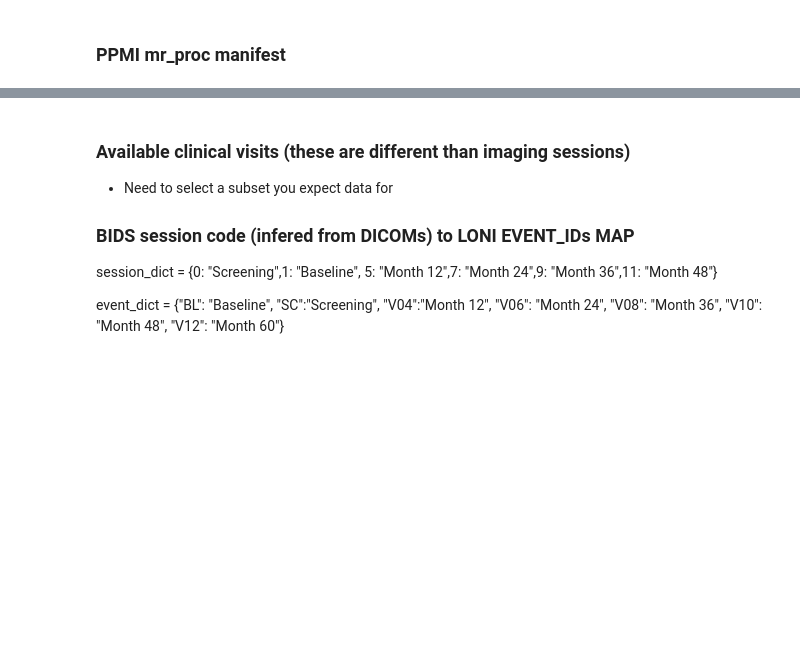
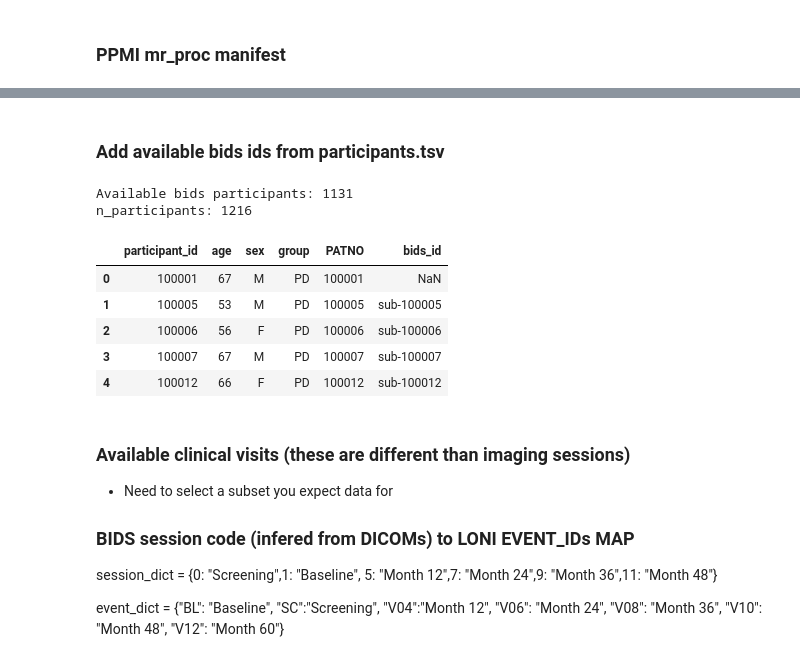
Before and after one commit to yarikoptic/mr_proc, a Jupyter notebook: notebooks/2_tabular_proc_tracking.ipynb, the cells around one changed output, grey strips where cells are left out. Drawn from its saved outputs; the diff is of its cells as text; code cells hidden in the pictures; blank space fills up the shorter version.

```diff
--- a/notebooks/2_tabular_proc_tracking.ipynb
+++ b/notebooks/2_tabular_proc_tracking.ipynb
@@ -75,3 +76,26 @@ len(mr_proc_ids)
+# %% [markdown]
+### Add available bids ids from participants.tsv
+# %%
+bids_participants_df = pd.read_csv(bids_participants_tsv,sep="\t")
+n_bids_participants = len(bids_participants_df["participant_id"].unique())
+print(f"Available bids participants: {n_bids_participants}")
+bids_participants_df["bids_id"] = bids_participants_df["participant_id"]
+bids_participants_df["PATNO"] = bids_participants_df["participant_id"].str.split("-",expand=True)[1].astype(str)
+current_mr_proc_manifest_df = pd.merge(current_mr_proc_manifest_df, bids_participants_df[["PATNO","bids_id"]], on="PATNO", how="left")
+
+n_participants = len(current_mr_proc_manifest_df["participant_id"].unique())
+print(f"n_participants: {n_participants}")
+
+current_mr_proc_manifest_df.head()
+# %% [output]
+Available bids participants: 1131
+n_participants: 1216
+|  | participant_id | age | sex | group | PATNO | bids_id |
+| 0 | 100001 | 67 | M | PD | 100001 | NaN |
+| 1 | 100005 | 53 | M | PD | 100005 | sub-100005 |
+| 2 | 100006 | 56 | F | PD | 100006 | sub-100006 |
+| 3 | 100007 | 67 | M | PD | 100007 | sub-100007 |
+| 4 | 100012 | 66 | F | PD | 100012 | sub-100012 |
 # %% [markdown]
 ### Available clinical visits (these are different than imaging sessions)
 - Need to select a subset you expect data for
```
Also changed, not shown: parts of 13 cells of this notebook, 1 other file.
